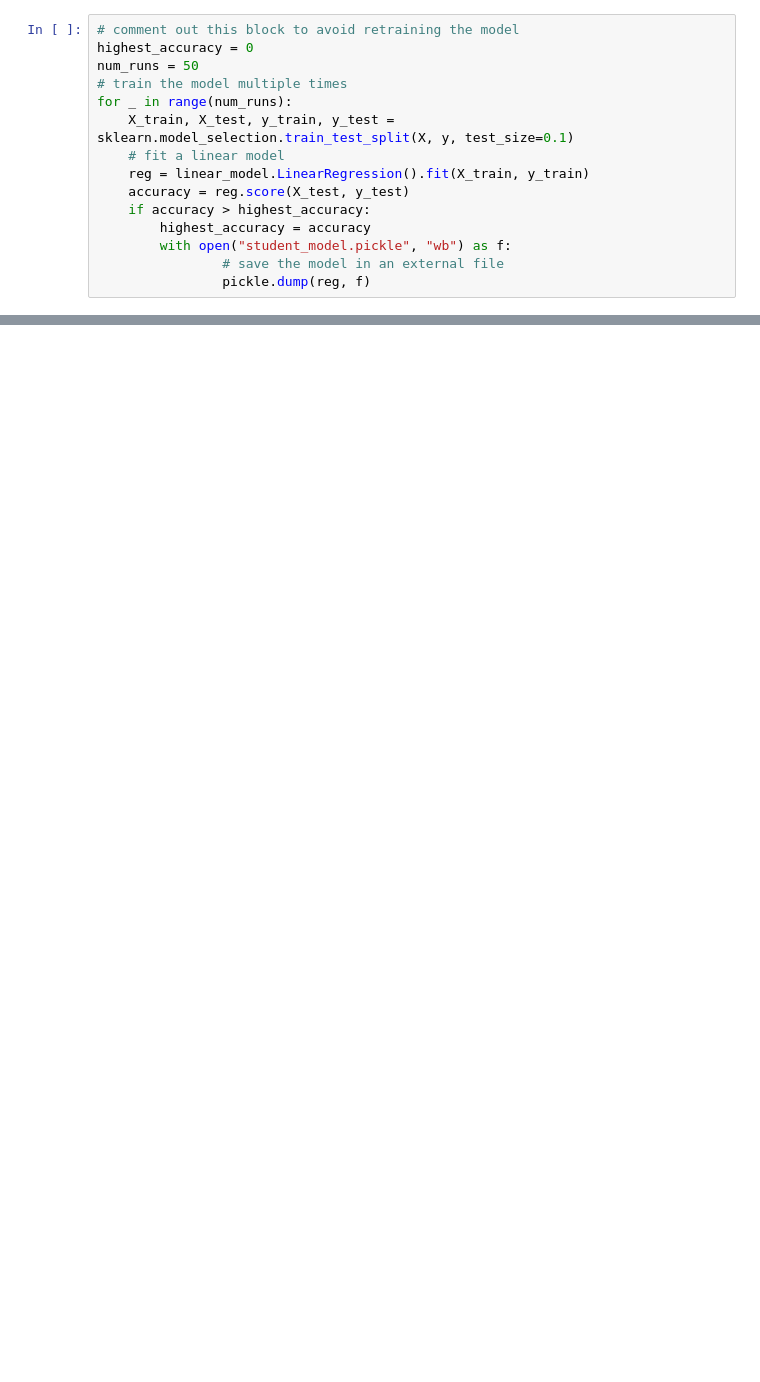
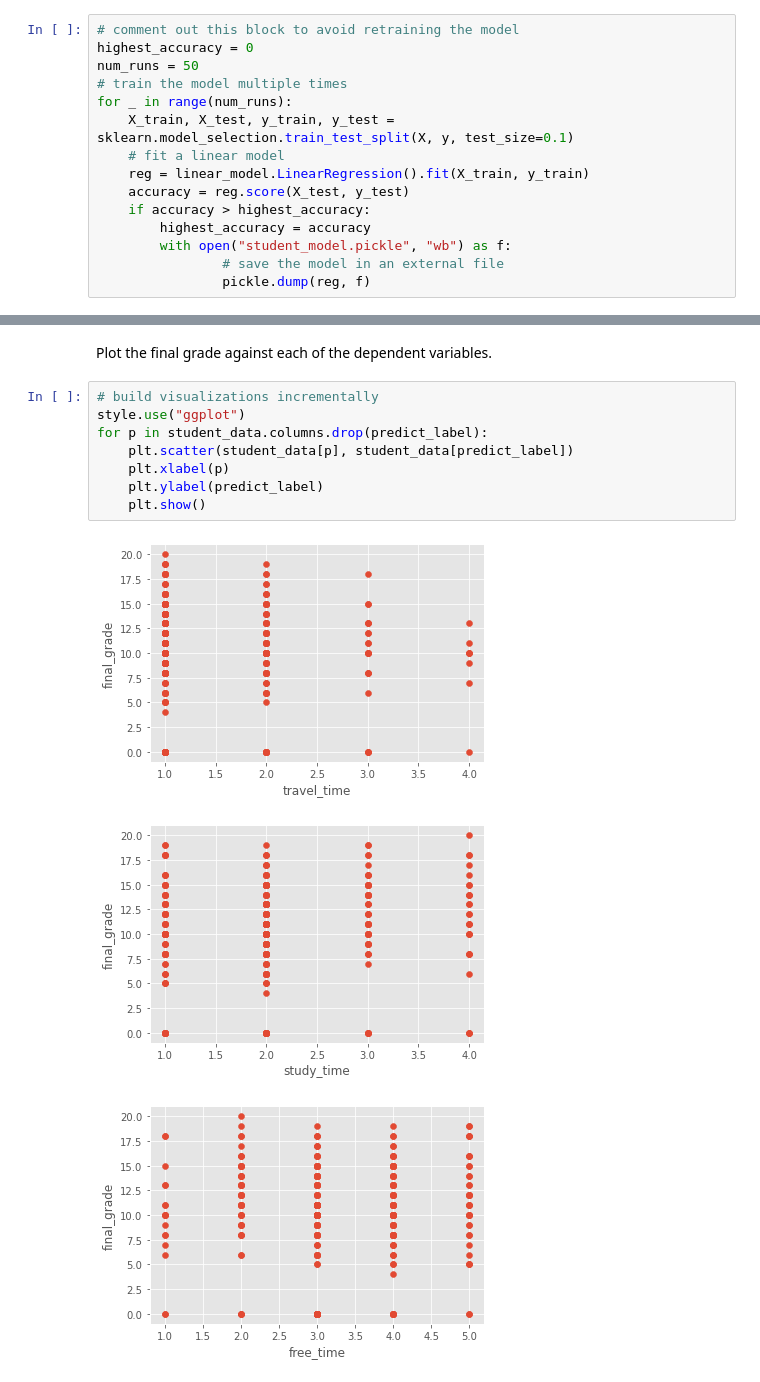
Before and after one commit to jamesbasa/ML-Algorithms-Python, a Jupyter notebook: linear_regression/linear_regression.ipynb, the cells around one changed output, grey strips where cells are left out. Drawn from its saved outputs; the diff is of its cells as text; blank space fills up the shorter version.

```diff
--- a/linear_regression/linear_regression.ipynb
+++ b/linear_regression/linear_regression.ipynb
@@ -162,0 +166,14 @@ for i in range(len(pred_grades)):
+# %% [markdown]
+Plot the final grade against each of the dependent variables.
+# %%
+# build visualizations incrementally
+style.use("ggplot")
+for p in student_data.columns.drop(predict_label):
+    plt.scatter(student_data[p], student_data[predict_label])
+    plt.xlabel(p)
+    plt.ylabel(predict_label)
+    plt.show()
+# %% [output]
+[figure, added]
+[figure, added]
+[figure, added]
```
Also changed, not shown: parts of 12 cells of this notebook, 1 other file.
